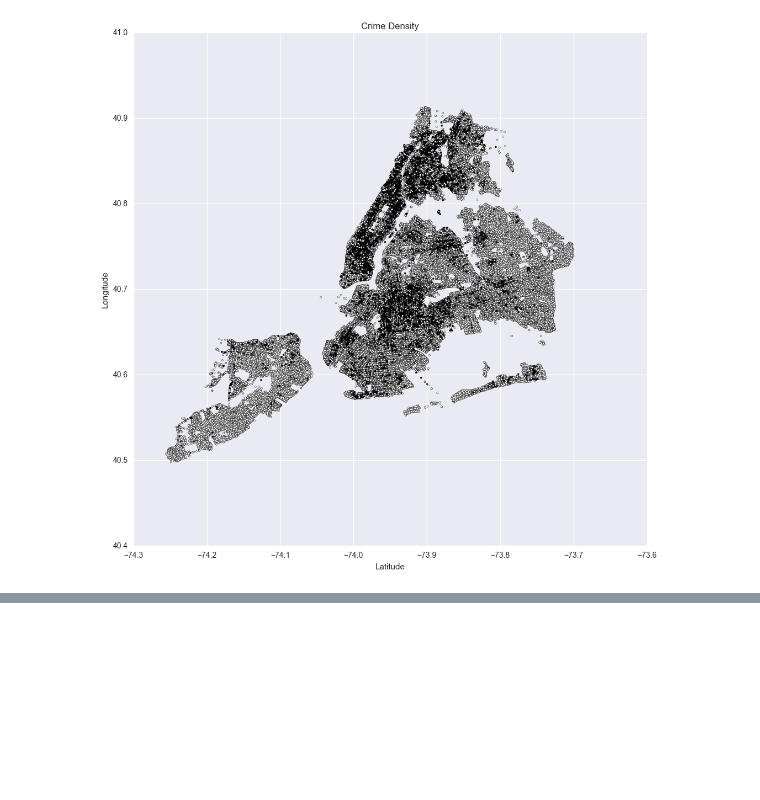
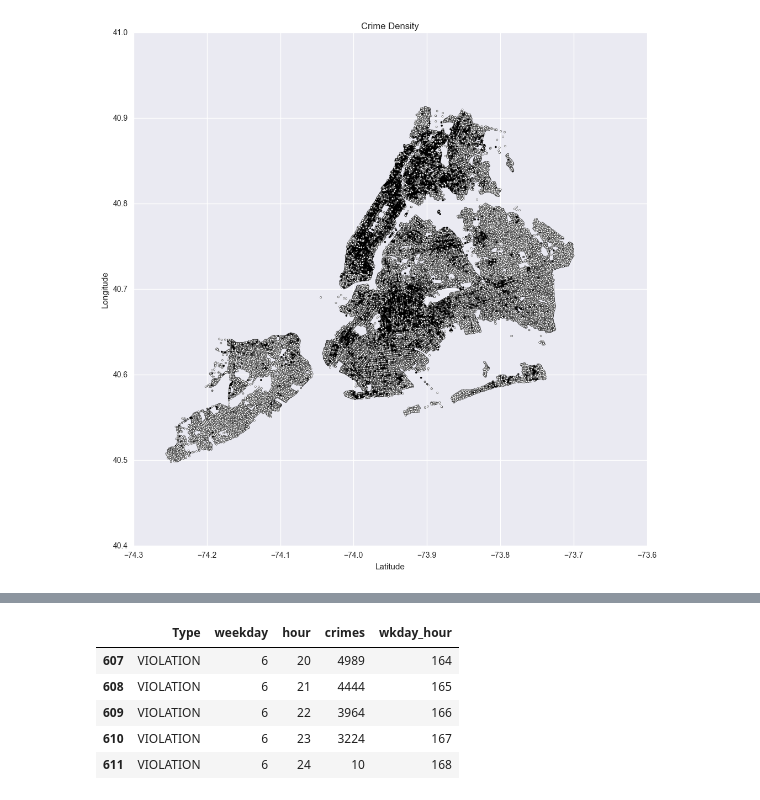
Before and after one commit to brenton72/NYC-crime-project, a Jupyter notebook: plotting_notebooks/Crime_project_graphing.ipynb, the cells around one changed output, grey strips where cells are left out. Cells and saved outputs as stored; diff of their text form; code cells hidden in the pictures; blank space fills up the shorter version.

```diff
--- a/plotting_notebooks/Crime_project_graphing.ipynb
+++ b/plotting_notebooks/Crime_project_graphing.ipynb
@@ -131,0 +141,18 @@ plt.savefig('crimes_by_latlon.png', format='png')
+# %%
+wkday_df = wkday_df.rename(index=str, columns={0: 'Type', 1: 'weekday', 2: 'hour', 3: 'crimes'})
+wkday_df.Type = wkday_df.Type.str.strip(to_strip = "(").str.strip(to_strip = "'")
+wkday_df.weekday = pd.to_numeric(wkday_df.weekday)
+wkday_df.hour = pd.to_numeric(wkday_df.hour.str.strip(to_strip = ")"))
+wkday_df.crimes = pd.to_numeric(wkday_df.crimes.str.strip(to_strip = ")"))
+
+wkday_df = wkday_df[wkday_df.weekday >= 0]
+wkday_df = wkday_df[wkday_df.hour <= 24]
+wkday_df['wkday_hour'] = 24*wkday_df.weekday + wkday_df.hour
+wkday_df.tail()
+# %% [output]
+|  | Type | weekday | hour | crimes | wkday_hour |
+| 607 | VIOLATION | 6 | 20 | 4989 | 164 |
+| 608 | VIOLATION | 6 | 21 | 4444 | 165 |
+| 609 | VIOLATION | 6 | 22 | 3964 | 166 |
+| 610 | VIOLATION | 6 | 23 | 3224 | 167 |
+| 611 | VIOLATION | 6 | 24 | 10 | 168 |
```
Also changed, not shown: parts of 4 cells of this notebook, 2 other files.
